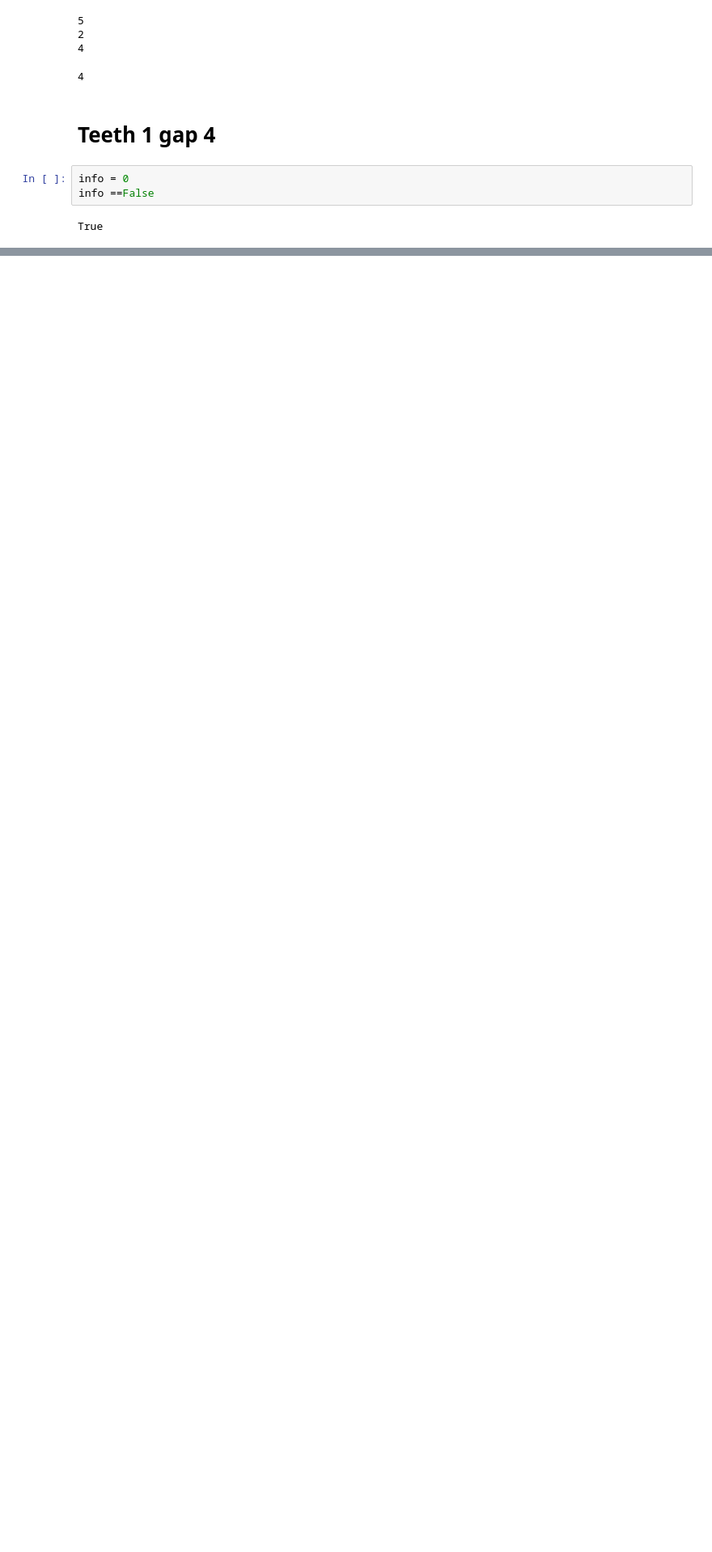
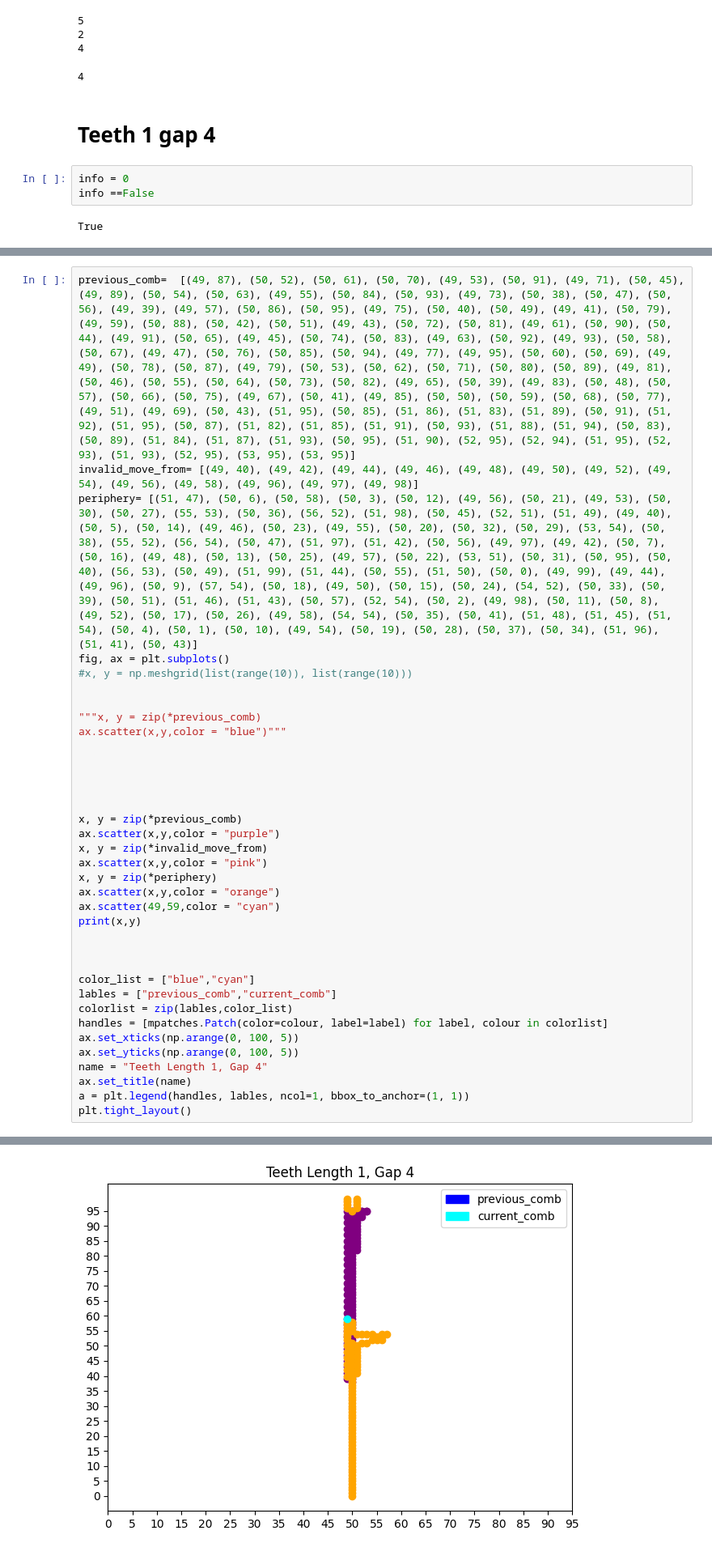
Before and after one commit to apapangelapeng/Group-1-Amoeba, a Jupyter notebook: misc(dont merge to main)/code.ipynb, the cells around one changed output, grey strips where cells are left out. Shown at 81% size. Cells and saved outputs as stored; diff of their text form; blank space fills up the shorter version.

```diff
--- a/misc(dont merge to main)/code.ipynb
+++ b/misc(dont merge to main)/code.ipynb
@@ -438,0 +482,37 @@ fig.savefig(f'graphs/{name}.png')
+# %%
+previous_comb=  [(49, 87), (50, 52), (50, 61), (50, 70), (49, 53), (50, 91), (49, 71), (50, 45), (49, 89), (50, 54), (50, 63), (49, 55), (50, 84), (50, 93), (49, 73), (50, 38), (50, 47), (50, 56), (49, 39), (49, 57), (50, 86), (50, 95), (49, 75), (50, 40), (50, 49), (49, 41), (50, 79), (49, 59), (50, 88), (50, 42), (50, 51), (49, 43), (50, 72), (50, 81), (49, 61), (50, 90), (50, 44), (49, 91), (50, 65), (49, 45), (50, 74), (50, 83), (49, 63), (50, 92), (49, 93), (50, 58), (50, 67), (49, 47), (50, 76), (50, 85), (50, 94), (49, 77), (49, 95), (50, 60), (50, 69), (49, 49), (50, 78), (50, 87), (49, 79), (50, 53), (50, 62), (50, 71), (50, 80), (50, 89), (49, 81), (50, 46), (50, 55), (50, 64), (50, 73), (50, 82), (49, 65), (50, 39), (49, 83), (50, 48), (50, 57), (50, 66), (50, 75), (49, 67), (50, 41), (49, 85), (50, 50), (50, 59), (50, 68), (50, 77), (49, 51), (49, 69), (50, 43), (51, 95), (50, 85), (51, 86), (51, 83), (51, 89), (50, 91), (51, 92), (51, 95), (50, 87), (51, 82), (51, 85), (51, 91), (50, 93), (51, 88), (51, 94), (50, 83), (50, 89), (51, 84), (51, 87), (51, 93), (50, 95), (51, 90), (52, 95), (52, 94), (51, 95), (52, 93), (51, 93), (52, 95), (53, 95), (53, 95)]
+invalid_move_from= [(49, 40), (49, 42), (49, 44), (49, 46), (49, 48), (49, 50), (49, 52), (49, 54), (49, 56), (49, 58), (49, 96), (49, 97), (49, 98)]
+periphery= [(51, 47), (50, 6), (50, 58), (50, 3), (50, 12), (49, 56), (50, 21), (49, 53), (50, 30), (50, 27), (55, 53), (50, 36), (56, 52), (51, 98), (50, 45), (52, 51), (51, 49), (49, 40), (50, 5), (50, 14), (49, 46), (50, 23), (49, 55), (50, 20), (50, 32), (50, 29), (53, 54), (50, 38), (55, 52), (56, 54), (50, 47), (51, 97), (51, 42), (50, 56), (49, 97), (49, 42), (50, 7), (50, 16), (49, 48), (50, 13), (50, 25), (49, 57), (50, 22), (53, 51), (50, 31), (50, 95), (50, 40), (56, 53), (50, 49), (51, 99), (51, 44), (50, 55), (51, 50), (50, 0), (49, 99), (49, 44), (49, 96), (50, 9), (57, 54), (50, 18), (49, 50), (50, 15), (50, 24), (54, 52), (50, 33), (50, 39), (50, 51), (51, 46), (51, 43), (50, 57), (52, 54), (50, 2), (49, 98), (50, 11), (50, 8), (49, 52), (50, 17), (50, 26), (49, 58), (54, 54), (50, 35), (50, 41), (51, 48), (51, 45), (51, 54), (50, 4), (50, 1), (50, 10), (49, 54), (50, 19), (50, 28), (50, 37), (50, 34), (51, 96), (51, 41), (50, 43)]
+fig, ax = plt.subplots()
+#x, y = np.meshgrid(list(range(10)), list(range(10)))
+
+
+"""x, y = zip(*previous_comb)
+ax.scatter(x,y,color = "blue")"""
+
+
+
+
+
+x, y = zip(*previous_comb)
+ax.scatter(x,y,color = "purple")
+x, y = zip(*invalid_move_from)
+ax.scatter(x,y,color = "pink")
+x, y = zip(*periphery)
+ax.scatter(x,y,color = "orange")
+ax.scatter(49,59,color = "cyan")
+print(x,y)
+
+
+
+color_list = ["blue","cyan"]
+lables = ["previous_comb","current_comb"]
+colorlist = zip(lables,color_list)
+handles = [mpatches.Patch(color=colour, label=label) for label, colour in colorlist]
+ax.set_xticks(np.arange(0, 100, 5))
+ax.set_yticks(np.arange(0, 100, 5))
+name = "Teeth Length 1, Gap 4"
+ax.set_title(name)
+a = plt.legend(handles, lables, ncol=1, bbox_to_anchor=(1, 1))
+plt.tight_layout()
+# %% [output]
@@ -438,0 +520 @@ fig.savefig(f'graphs/{name}.png')
+[figure, added]
```
Also changed, not shown: parts of 5 cells of this notebook, 3 other files.
